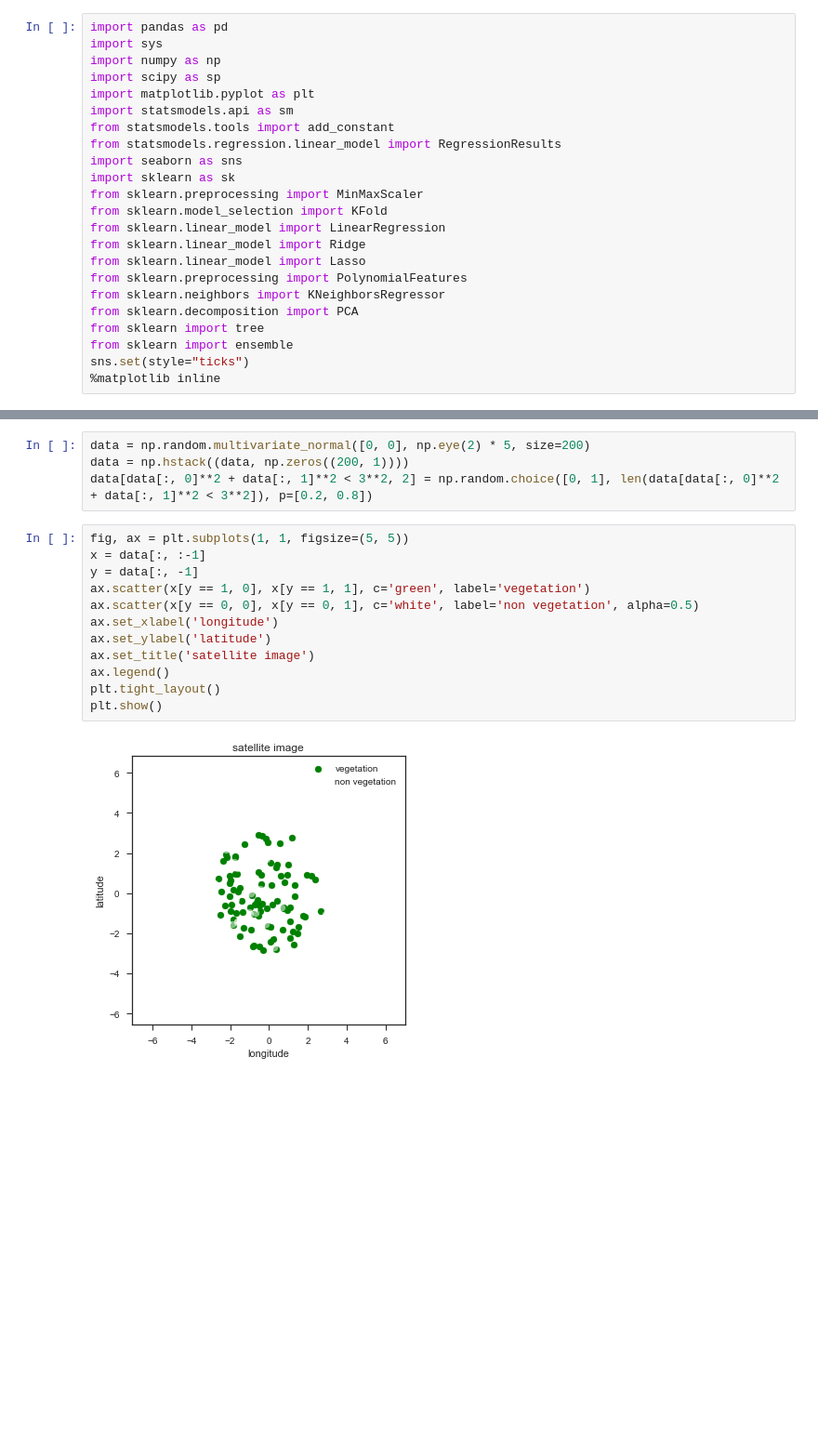
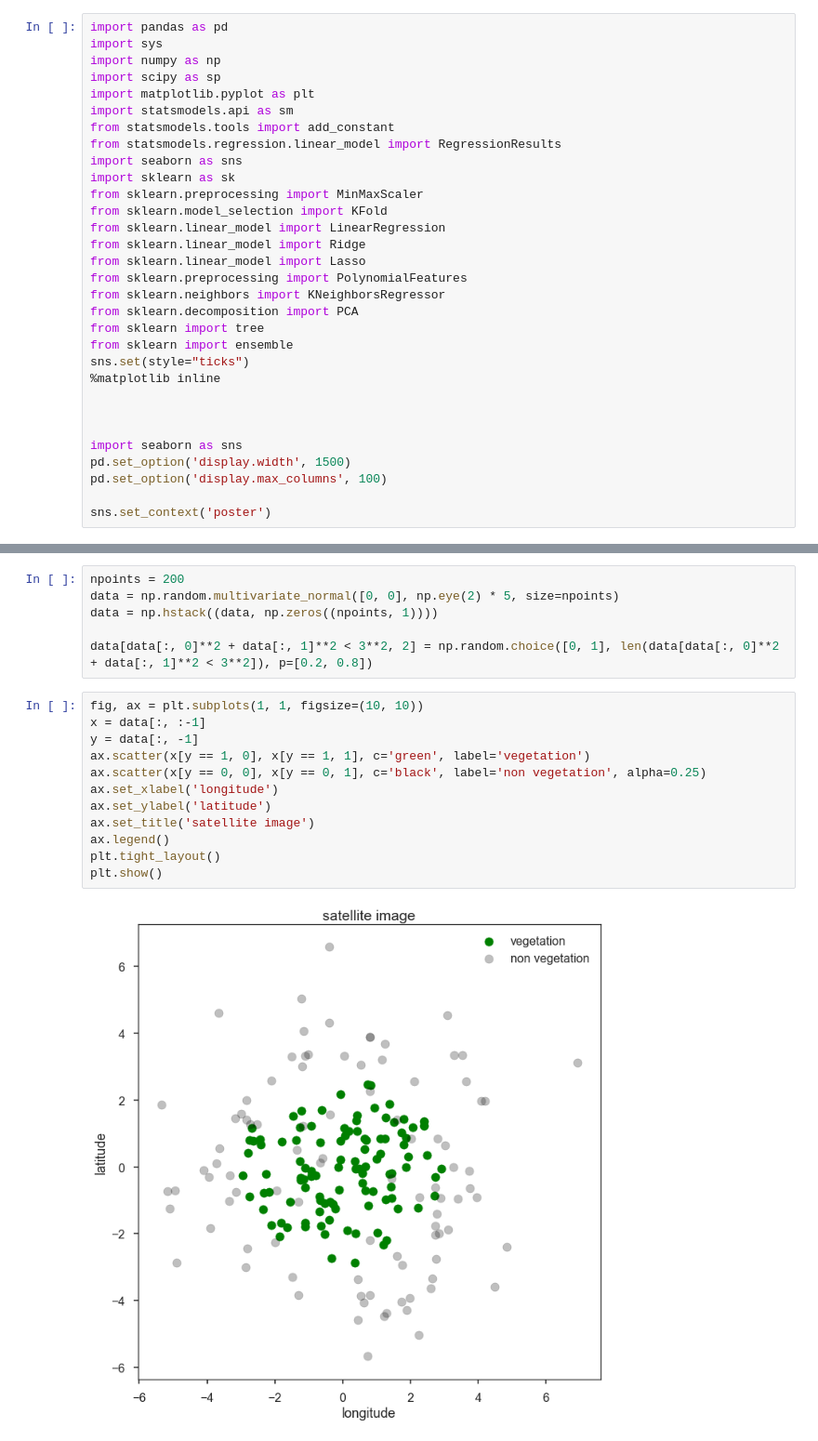
Before and after one commit to cs109/a-2017, a Jupyter notebook: Lectures/Lecture14-DecisionTrees/Lecture_14_Notebook.ipynb, the cells around one changed output, grey strips where cells are left out. Shown at 93% size. Saved outputs shown, nothing was run; the diff lists cells and outputs as text; blank space fills up the shorter version.

```diff
--- a/Lectures/Lecture14-DecisionTrees/Lecture_14_Notebook.ipynb
+++ b/Lectures/Lecture14-DecisionTrees/Lecture_14_Notebook.ipynb
@@ -21,6 +27,14 @@ from sklearn import tree
 from sklearn import ensemble
 sns.set(style="ticks")
 %matplotlib inline
+
+
+
+import seaborn as sns
+pd.set_option('display.width', 1500)
+pd.set_option('display.max_columns', 100)
+
+sns.set_context('poster')
 # %%
 #--------  fit_and_plot_dt
 # Fit decision tree with on given data set with given depth, and plot the data/model
@@ -82,23 +96,25 @@ def plot_tree_boundary(x, y, model, title, ax, plot_data=True, fill=True, color=
 
     return ax
 # %%
-data = np.random.multivariate_normal([0, 0], np.eye(2) * 5, size=200)
-data = np.hstack((data, np.zeros((200, 1))))
+npoints = 200
+data = np.random.multivariate_normal([0, 0], np.eye(2) * 5, size=npoints)
+data = np.hstack((data, np.zeros((npoints, 1))))
+
 data[data[:, 0]**2 + data[:, 1]**2 < 3**2, 2] = np.random.choice([0, 1], len(data[data[:, 0]**2 + data[:, 1]**2 < 3**2]), p=[0.2, 0.8])
 # %%
-fig, ax = plt.subplots(1, 1, figsize=(5, 5))
+fig, ax = plt.subplots(1, 1, figsize=(10, 10))
 x = data[:, :-1]
 y = data[:, -1]
 ax.scatter(x[y == 1, 0], x[y == 1, 1], c='green', label='vegetation')
-ax.scatter(x[y == 0, 0], x[y == 0, 1], c='white', label='non vegetation', alpha=0.5)
+ax.scatter(x[y == 0, 0], x[y == 0, 1], c='black', label='non vegetation', alpha=0.25)
 ax.set_xlabel('longitude')
 ax.set_ylabel('latitude')
 ax.set_title('satellite image')
 ax.legend()
 plt.tight_layout()
 plt.show()
 # %% [output]
-[figure, old version]
+[figure, new version]
 # %%
 #Different Depths
 depths = [1, 5, 100000]
```
Also changed, not shown: parts of 8 cells of this notebook, 1 other file.
